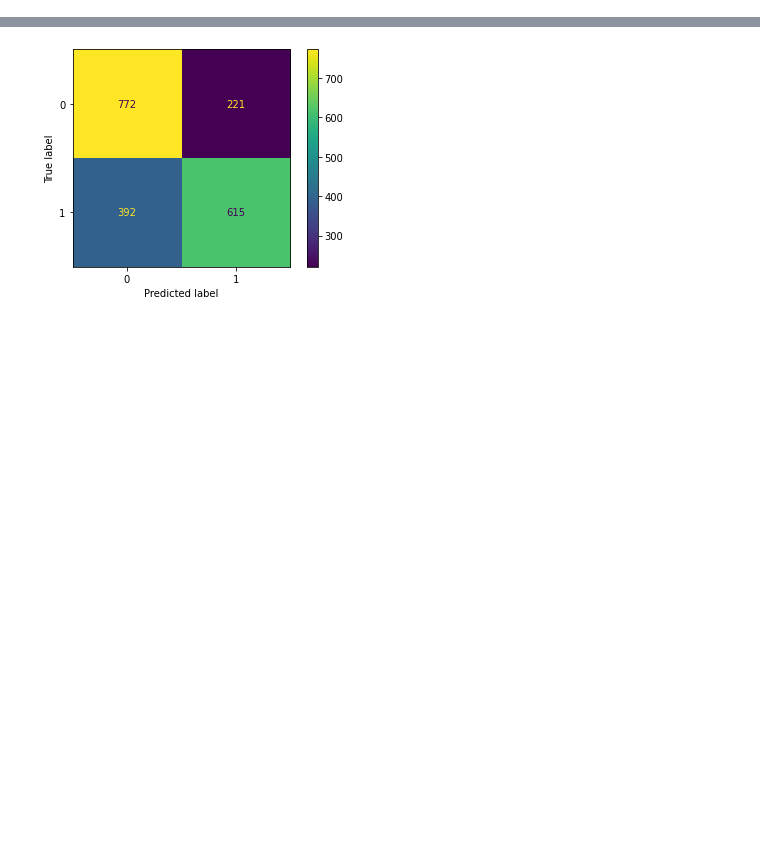
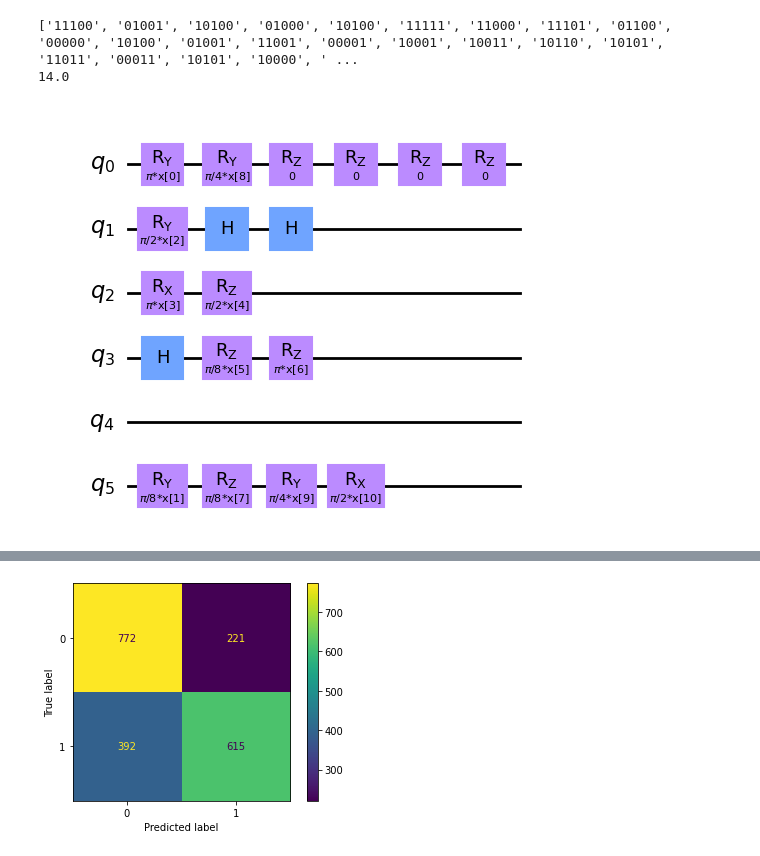
Before and after one commit to nikhil-co/Qkrishi-QSVM, a Jupyter notebook: singlebanking.ipynb, the cells around one changed output, grey strips where cells are left out. Saved outputs shown, nothing was run; the diff lists cells and outputs as text; code cells hidden in the pictures; blank space fills up the shorter version.

```diff
--- a/singlebanking.ipynb
+++ b/singlebanking.ipynb
@@ -464 +528,10 @@ fm.draw(output='mpl')
+# %%
+cc = CircuitConversor2(nqubits=nqubits, nparameters=X.shape[1])
+fm, puertas = cc(coding_bits(iot_salidas.circ[0]))
+print(puertas)
+fm.draw(output='mpl')
+# %% [output]
+['11100', '01001', '10100', '01000', '10100', '11111', '11000', '11101', '01100', '00000', '10100', '01001', '11001', '00001', '10001', '10011', '10110', '10101', '11011', '00011', '10101', '10000', ' ...
+14.0
+[figure, added]
 # %%
```
Also changed, not shown: parts of 20 cells of this notebook, 4 other files.
